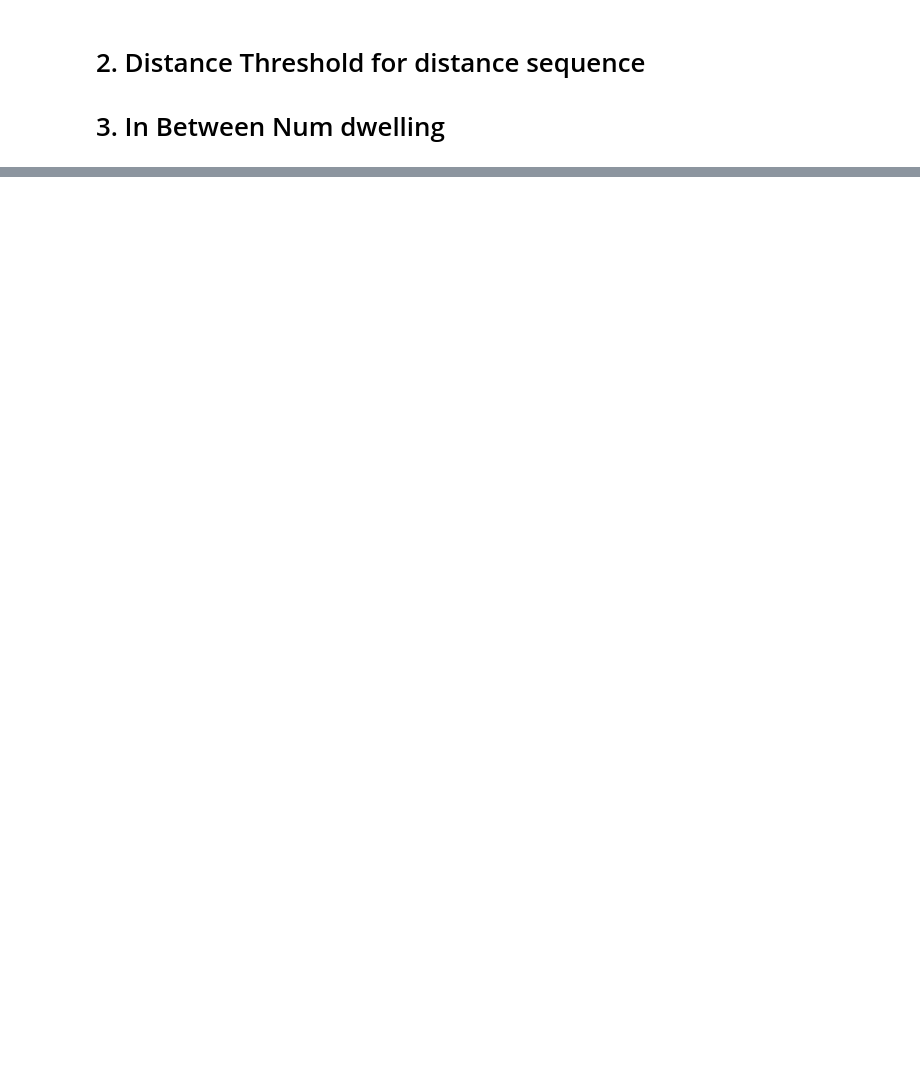
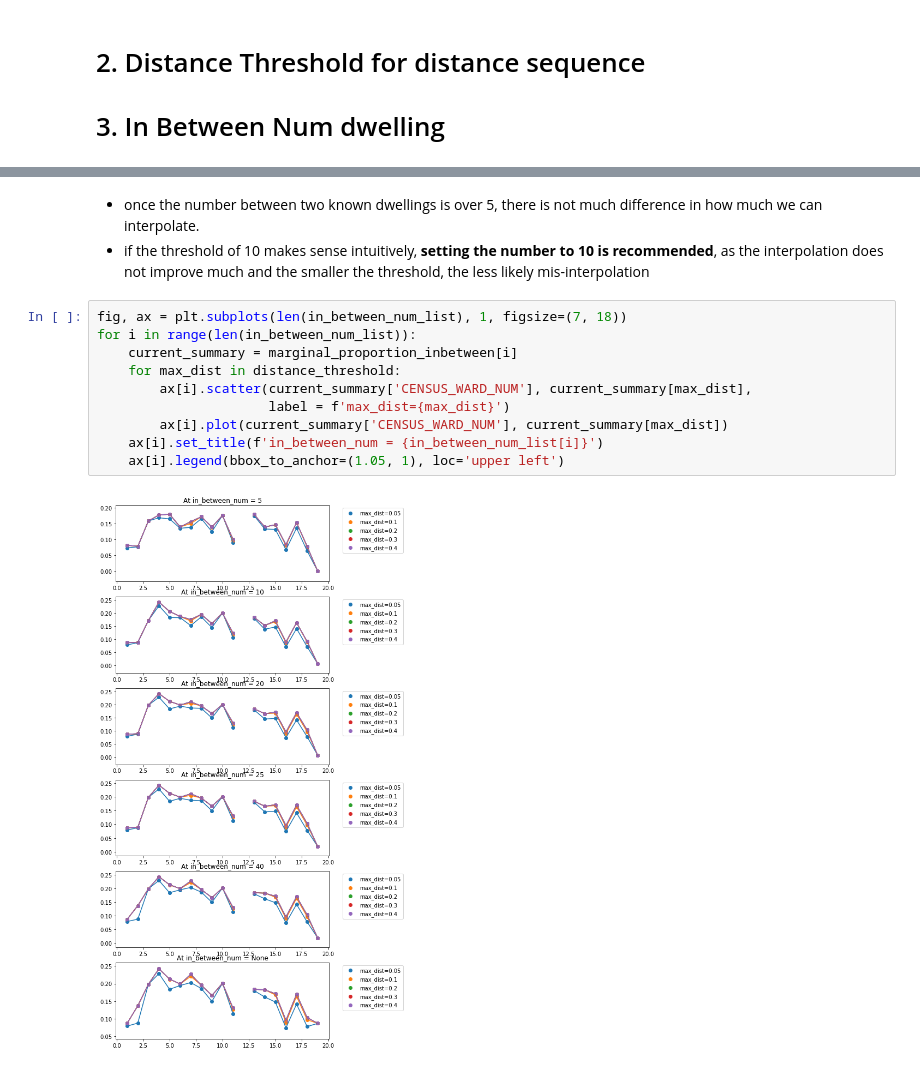
Before and after one commit to CenterForSpatialResearch/hnyc-spatial-linkage, a Jupyter notebook: interpolation_notebooks/working_notebook/EDA_block_number_interpolation_v02.ipynb, the cells around one changed output, grey strips where cells are left out. Saved outputs shown, nothing was run; the diff lists cells and outputs as text; blank space fills up the shorter version.

```diff
--- a/interpolation_notebooks/working_notebook/EDA_block_number_interpolation_v02.ipynb
+++ b/interpolation_notebooks/working_notebook/EDA_block_number_interpolation_v02.ipynb
@@ -398,0 +628,15 @@ ax.legend()
+# %% [markdown]
+* once the number between two known dwellings is over 5, there is not much difference in how much we can interpolate.
+* if the threshold of 10 makes sense intuitively, **setting the number to 10 is recommended**, as the interpolation does not improve much and the smaller the threshold, the less likely mis-interpolation
+# %%
+fig, ax = plt.subplots(len(in_between_num_list), 1, figsize=(7, 18))
+for i in range(len(in_between_num_list)):
+    current_summary = marginal_proportion_inbetween[i]
+    for max_dist in distance_threshold:
+        ax[i].scatter(current_summary['CENSUS_WARD_NUM'], current_summary[max_dist],
+                      label = f'max_dist={max_dist}')
+        ax[i].plot(current_summary['CENSUS_WARD_NUM'], current_summary[max_dist])
+    ax[i].set_title(f'in_between_num = {in_between_num_list[i]}')
+    ax[i].legend(bbox_to_anchor=(1.05, 1), loc='upper left')
+# %% [output]
+[figure, added]
```
Also changed, not shown: parts of 64 cells of this notebook.
